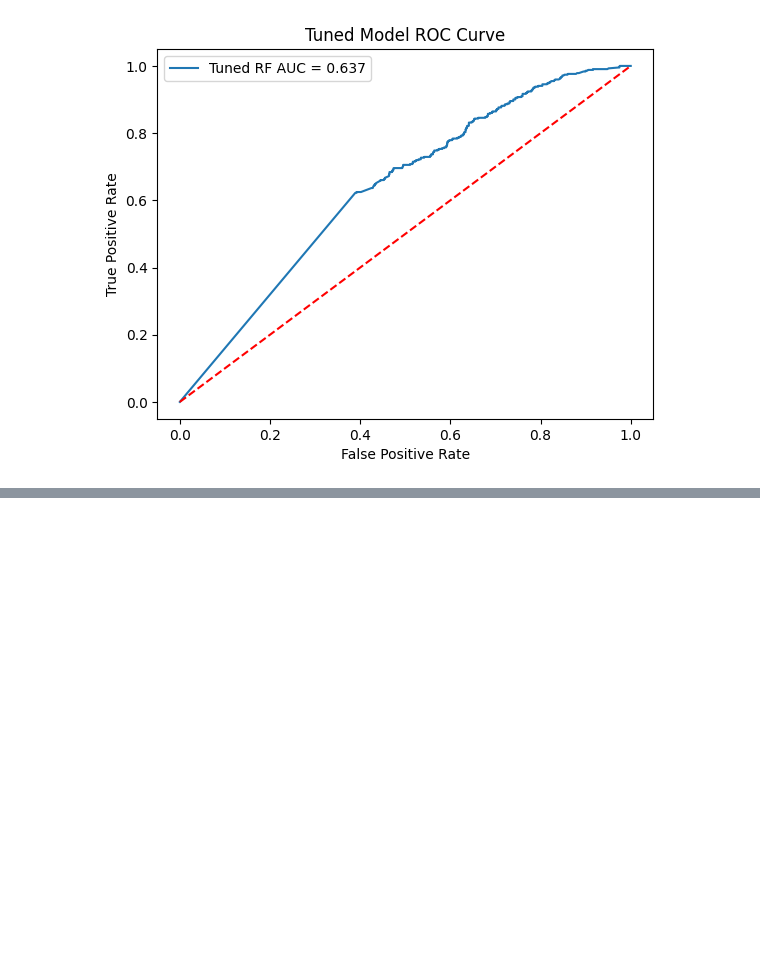
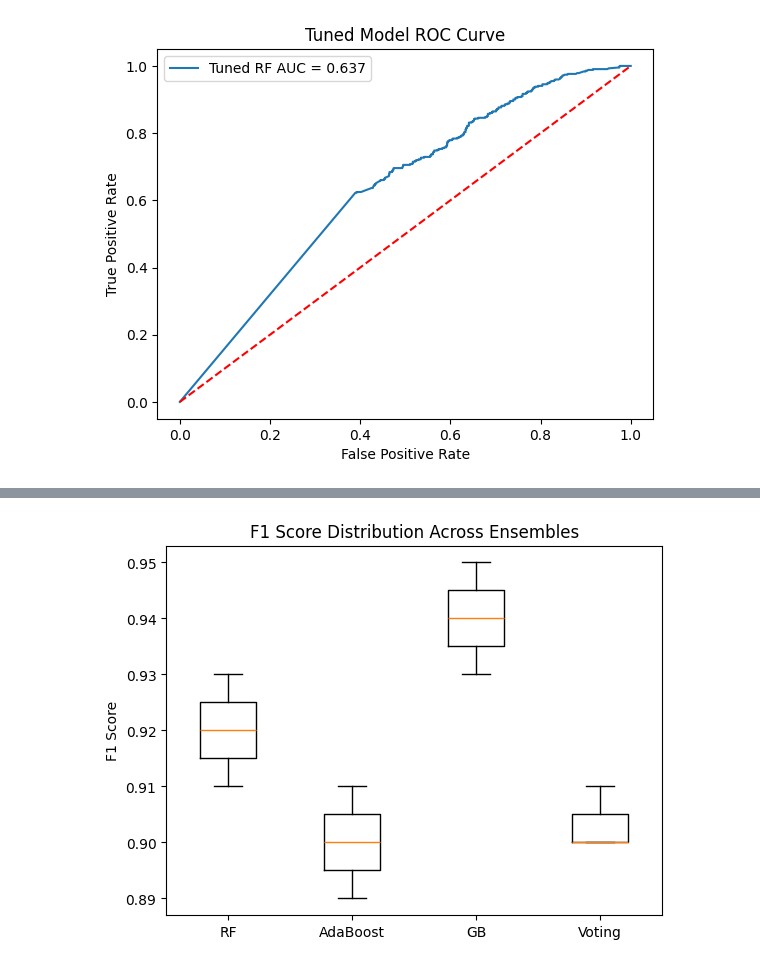
Before and after one commit to ThodupunooriSaiManish/Machine_Learning, a Jupyter notebook: ML_Assignment2_205.ipynb, the cells around one changed output, grey strips where cells are left out. Cells and saved outputs as stored; diff of their text form; code cells hidden in the pictures; blank space fills up the shorter version.

```diff
--- a/ML_Assignment2_205.ipynb
+++ b/ML_Assignment2_205.ipynb
@@ -174,0 +261,16 @@ plt.show()
+# %%
+# Example structure for boxplot
+scores = [
+    [0.91, 0.92, 0.93],  # RF scores over 3 splits
+    [0.89, 0.90, 0.91],  # AdaBoost
+    [0.93, 0.94, 0.95],  # GB
+    [0.90, 0.91, 0.90]   # Voting
+]
+labels = ["RF", "AdaBoost", "GB", "Voting"]
+
+plt.boxplot(scores, tick_labels=labels)  # Use tick_labels now
+plt.title("F1 Score Distribution Across Ensembles")
+plt.ylabel("F1 Score")
+plt.show()
+# %% [output]
+[figure, added]
```
Also changed, not shown: parts of 8 cells of this notebook.
